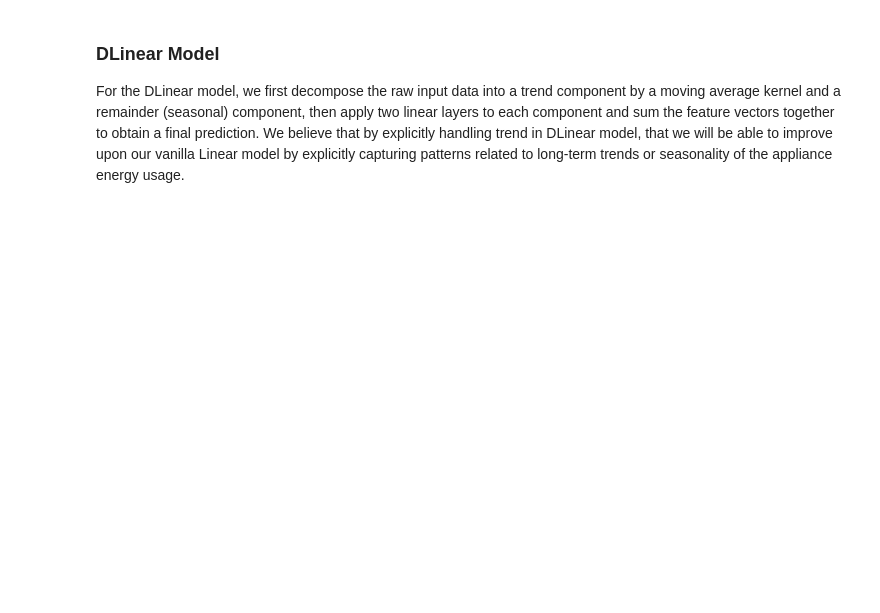
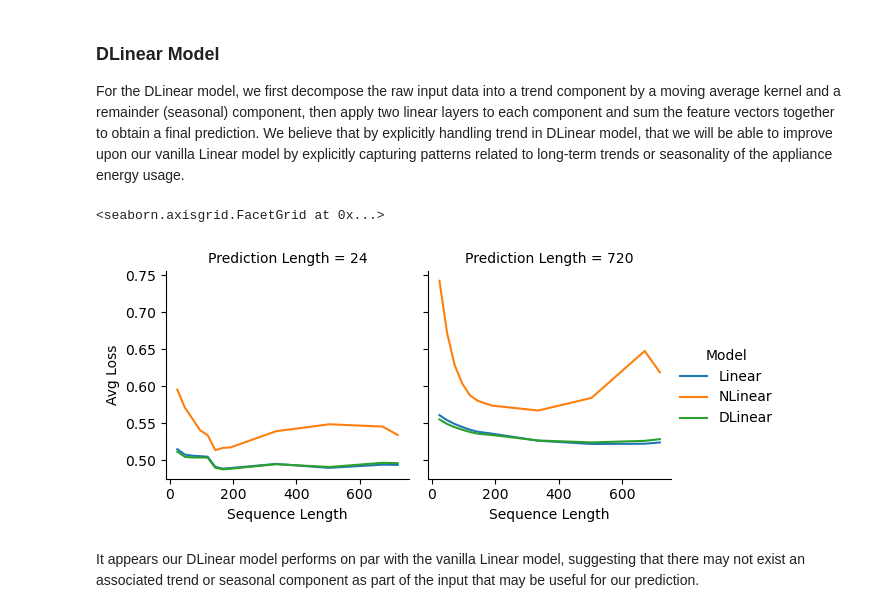
Before and after one commit to tjtrebat/ltsf_linear, a Jupyter notebook: ltsf-linear.ipynb, the cells around one changed output. Saved outputs shown, nothing was run; the diff lists cells and outputs as text; code cells hidden in the pictures; blank space fills up the shorter version.

Commit message:
Implemented DLinear model

```diff
--- a/ltsf-linear.ipynb
+++ b/ltsf-linear.ipynb
@@ -188,0 +243,12 @@ For the DLinear model, we first decompose the raw input data into a trend compon
+# %%
+for key, values in get_loss_data(DLinear).items():
+    loss_data[key] += values
+df_losses = pd.DataFrame(loss_data)
+g = sns.FacetGrid(df_losses, col='Prediction Length', hue='Model')
+g.map(sns.lineplot, 'Sequence Length', 'Avg Loss')
+g.add_legend()
+# %% [output]
+<seaborn.axisgrid.FacetGrid at 0x...>
+[figure, added]
+# %% [markdown]
+It appears our DLinear model performs on par with the vanilla Linear model, suggesting that there may not exist an associated trend or seasonal component as part of the input that may be useful for our prediction.
```
Also changed, not shown: parts of 2 cells of this notebook.
